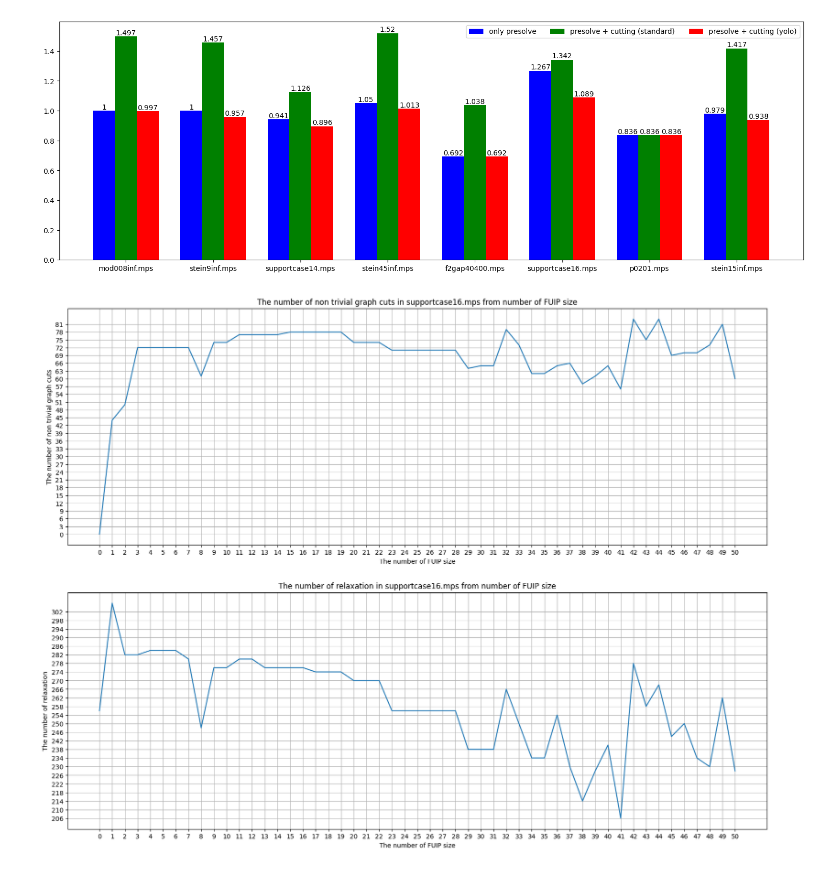
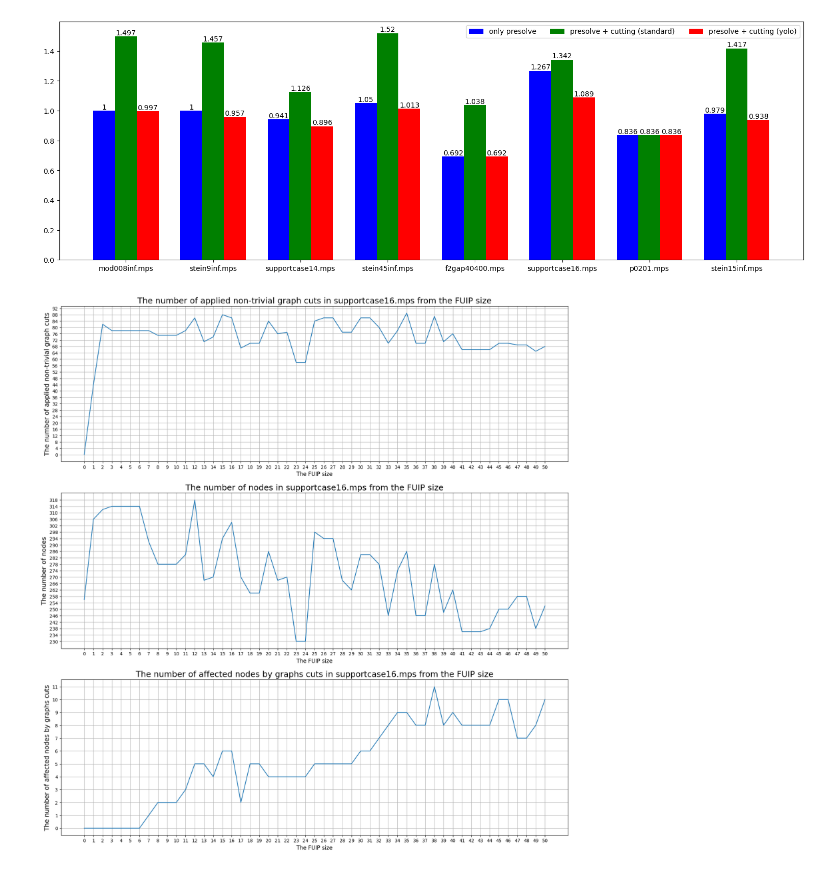
Before and after one commit to Dx-by-Dy/Conflict-analysis, a Jupyter notebook: draw_graph.ipynb, the cells around one changed output. Saved outputs shown, nothing was run; the diff lists cells and outputs as text; code cells hidden in the pictures.

```diff
--- a/draw_graph.ipynb
+++ b/draw_graph.ipynb
@@ -225,47 +225,67 @@ with open("results.txt", "r") as file:
 # %%
 from tqdm.notebook import trange
 
+name = "supportcase16"
+use_dropped = False
+
 res = []
 for fuip_size in trange(0, 51):
-    sl = Solver(path_to_problem="problems/supportcase16.mps",
+    sl = Solver(path_to_problem=f"problems/{name}.mps",
             with_presolve=True,
             cutting_check=False,
             cutting_mod=1,
             silent=True,
             trivial_graph_cut=False,
-            use_dropped=False,
+            use_dropped=use_dropped,
             fuip_size=fuip_size)
     _ = sl.solve()
     res.append(sl.result())
 # %%
 from matplotlib import pyplot as plt
 
-fg, (ax1, ax2) = plt.subplots(nrows=2, figsize=(20, 15))
+dropped_text = ""
+if use_dropped:
+    dropped_text = " (with dropped nodes)"
+
+fg, (ax1, ax2, ax3) = plt.subplots(nrows=3, figsize=(20, 21))
 
 ax1.plot(list(range(len(res))), list(map(lambda x: x.number_of_non_trivial_graph_cuts, res)))
 ax1.set_xticks(list(range(len(res))), list(range(len(res))))
 ax1.set_yticks(list(range(
                     min(map(lambda x: x.number_of_non_trivial_graph_cuts, res)),
-                    max(map(lambda x: x.number_of_non_trivial_graph_cuts, res)), 3)),
+                    max(map(lambda x: x.number_of_non_trivial_graph_cuts, res)) + 4, 4)),
                list(range(
                     min(map(lambda x: x.number_of_non_trivial_graph_cuts, res)),
-                    max(map(lambda x: x.number_of_non_trivial_graph_cuts, res)), 3)))
-ax1.set_title("The number of non trivial graph cuts in supportcase16.mps from number of FUIP size")
-ax1.set_xlabel("The number of FUIP size")
-ax1.set_ylabel("The number of non trivial graph cuts")
+                    max(map(lambda x: x.number_of_non_trivial_graph_cuts, res)) + 4, 4)))
+ax1.set_title(f"The number of applied non-trivial graph cuts in {name}.mps from the FUIP size{dropped_text}", fontsize=18)
+ax1.set_xlabel("The FUIP size", fontsize=12)
+ax1.set_ylabel("The number of applied non-trivial graph cuts", fontsize=14)
 ax1.grid()
 
 ax2.plot(list(range(len(res))), list(map(lambda x: x.number_of_relaxations, res)))
 ax2.set_xticks(list(range(len(res))), list(range(len(res))))
 ax2.set_yticks(list(range(
                     min(map(lambda x: x.number_of_relaxations, res)),
-                    max(map(lambda x: x.number_of_relaxations, res)), 4)),
+                    max(map(lambda x: x.number_of_relaxations, res)) + 4, 4)),
                list(range(
                     min(map(lambda x: x.number_of_relaxations, res)),
-                    max(map(lambda x: x.number_of_relaxations, res)), 4)))
-ax2.set_title("The number of relaxation in supportcase16.mps from number of FUIP size")
-ax2.set_xlabel("The number of FUIP size")
-ax2.set_ylabel("The number of relaxation")
+                    max(map(lambda x: x.number_of_relaxations, res)) + 4, 4)))
+ax2.set_title(f"The number of nodes in {name}.mps from the FUIP size{dropped_text}", fontsize=18)
+ax2.set_xlabel("The FUIP size", fontsize=12)
+ax2.set_ylabel("The number of nodes", fontsize=14)
 ax2.grid()
+
+ax3.plot(list(range(len(res))), list(map(lambda x: x.number_of_objective_changes, res)))
+ax3.set_xticks(list(range(len(res))), list(range(len(res))))
+ax3.set_yticks(list(range(
+                    min(map(lambda x: x.number_of_objective_changes, res)),
+                    max(map(lambda x: x.number_of_objective_changes, res)) + 1)),
+               list(range(
+                    min(map(lambda x: x.number_of_objective_changes, res)),
+                    max(map(lambda x: x.number_of_objective_changes, res)) + 1)))
+ax3.set_title(f"The number of affected nodes by graphs cuts in {name}.mps from the FUIP size{dropped_text}", fontsize=18)
+ax3.set_xlabel("The FUIP size", fontsize=12)
+ax3.set_ylabel("The number of affected nodes by graphs cuts", fontsize=14)
+ax3.grid()
 # %% [output]
-[figure, old version]
+[figure, new version]
```
Also changed, not shown: 4 other files.
